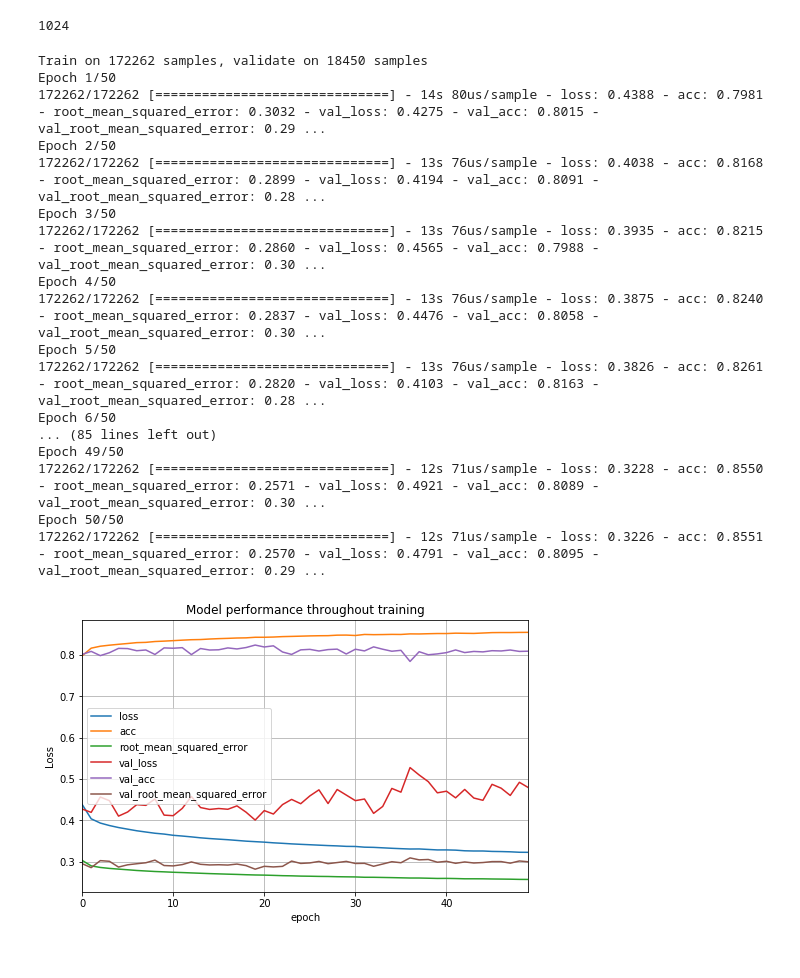
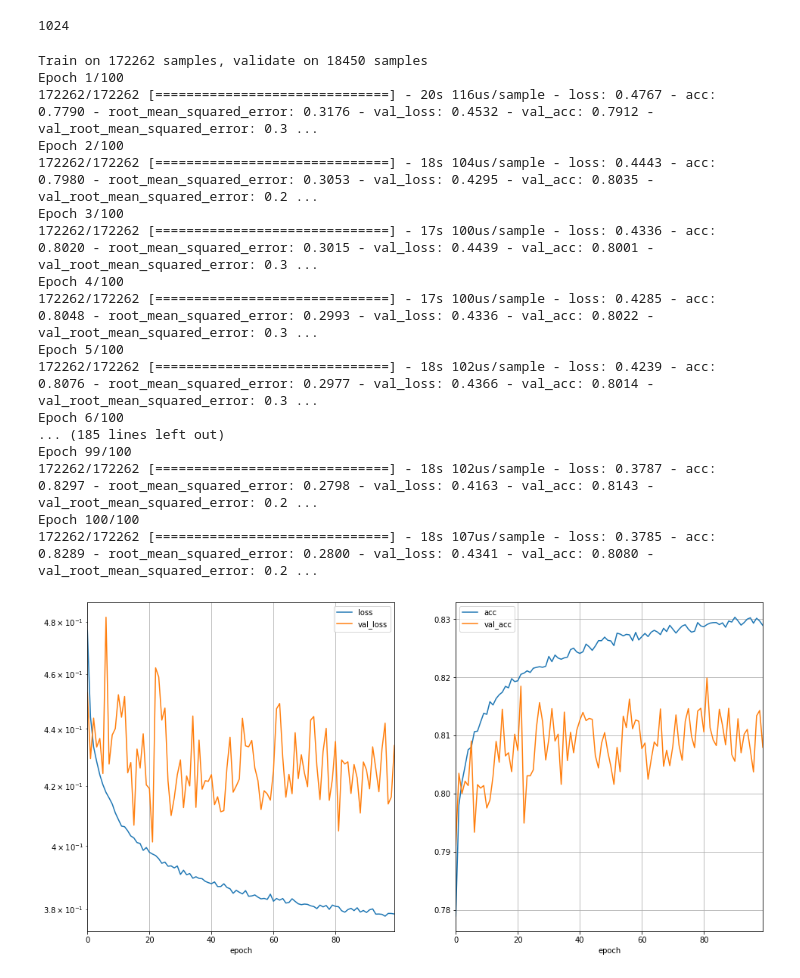
Before and after one commit to guitoo/Galaxy-Zoo, a Jupyter notebook: TransferLearning.ipynb, the cells around one changed output. Cells and saved outputs as stored; diff of their text form; code cells hidden in the pictures.

```diff
--- a/TransferLearning.ipynb
+++ b/TransferLearning.ipynb
@@ -191,10 +195,16 @@ def create_toplvl_model(input_shape):
     return Sequential([
         Input(shape=input_shape),
 
+        Dropout(0.1),
+        Dense(128),
+        Activation('relu'),
+        Dropout(0.1),
         Dense(64),
         Activation('relu'),
+        Dropout(0.1),
         Dense(32),
         Activation('relu'),
+        Dropout(0.1),
         Dense(3),
         Activation('softmax')
 ])
@@ -224,32 +234,43 @@ history = top_model.fit(x=features_train, y=y_train, epochs=EPOCHS, validation_d
                     verbose=1)
 # %% [output]
 Train on 172262 samples, validate on 18450 samples
-Epoch 1/50
-172262/172262 [==============================] - 14s 80us/sample - loss: 0.4388 - acc: 0.7981 - root_mean_squared_error: 0.3032 - val_loss: 0.4275 - val_acc: 0.8015 - val_root_mean_squared_error: 0.29 ...
-Epoch 2/50
-172262/172262 [==============================] - 13s 76us/sample - loss: 0.4038 - acc: 0.8168 - root_mean_squared_error: 0.2899 - val_loss: 0.4194 - val_acc: 0.8091 - val_root_mean_squared_error: 0.28 ...
-Epoch 3/50
-172262/172262 [==============================] - 13s 76us/sample - loss: 0.3935 - acc: 0.8215 - root_mean_squared_error: 0.2860 - val_loss: 0.4565 - val_acc: 0.7988 - val_root_mean_squared_error: 0.30 ...
-Epoch 4/50
-172262/172262 [==============================] - 13s 76us/sample - loss: 0.3875 - acc: 0.8240 - root_mean_squared_error: 0.2837 - val_loss: 0.4476 - val_acc: 0.8058 - val_root_mean_squared_error: 0.30 ...
-Epoch 5/50
-172262/172262 [==============================] - 13s 76us/sample - loss: 0.3826 - acc: 0.8261 - root_mean_squared_error: 0.2820 - val_loss: 0.4103 - val_acc: 0.8163 - val_root_mean_squared_error: 0.28 ...
-Epoch 6/50
-... (85 lines left out)
-Epoch 49/50
-172262/172262 [==============================] - 12s 71us/sample - loss: 0.3228 - acc: 0.8550 - root_mean_squared_error: 0.2571 - val_loss: 0.4921 - val_acc: 0.8089 - val_root_mean_squared_error: 0.30 ...
-Epoch 50/50
-172262/172262 [==============================] - 12s 71us/sample - loss: 0.3226 - acc: 0.8551 - root_mean_squared_error: 0.2570 - val_loss: 0.4791 - val_acc: 0.8095 - val_root_mean_squared_error: 0.29 ...
+Epoch 1/100
+172262/172262 [==============================] - 20s 116us/sample - loss: 0.4767 - acc: 0.7790 - root_mean_squared_error: 0.3176 - val_loss: 0.4532 - val_acc: 0.7912 - val_root_mean_squared_error: 0.3 ...
+Epoch 2/100
+172262/172262 [==============================] - 18s 104us/sample - loss: 0.4443 - acc: 0.7980 - root_mean_squared_error: 0.3053 - val_loss: 0.4295 - val_acc: 0.8035 - val_root_mean_squared_error: 0.2 ...
+Epoch 3/100
+172262/172262 [==============================] - 17s 100us/sample - loss: 0.4336 - acc: 0.8020 - root_mean_squared_error: 0.3015 - val_loss: 0.4439 - val_acc: 0.8001 - val_root_mean_squared_error: 0.3 ...
+Epoch 4/100
+172262/172262 [==============================] - 17s 100us/sample - loss: 0.4285 - acc: 0.8048 - root_mean_squared_error: 0.2993 - val_loss: 0.4336 - val_acc: 0.8022 - val_root_mean_squared_error: 0.3 ...
+Epoch 5/100
+172262/172262 [==============================] - 18s 102us/sample - loss: 0.4239 - acc: 0.8076 - root_mean_squared_error: 0.2977 - val_loss: 0.4366 - val_acc: 0.8014 - val_root_mean_squared_error: 0.3 ...
+Epoch 6/100
+... (185 lines left out)
+Epoch 99/100
+172262/172262 [==============================] - 18s 102us/sample - loss: 0.3787 - acc: 0.8297 - root_mean_squared_error: 0.2798 - val_loss: 0.4163 - val_acc: 0.8143 - val_root_mean_squared_error: 0.2 ...
+Epoch 100/100
+172262/172262 [==============================] - 18s 107us/sample - loss: 0.3785 - acc: 0.8289 - root_mean_squared_error: 0.2800 - val_loss: 0.4341 - val_acc: 0.8080 - val_root_mean_squared_error: 0.2 ...
-# %%
-DataFrame(history.history).plot(figsize=(8, 5))#, logy=True)
-plt.grid(True)
-#plt.gca().set_ylim(0, 1)
-plt.title('Model performance throughout training')
-plt.ylabel('Loss')
-plt.xlabel('epoch')
-plt.show()
-# %% [output]
-[figure, removed]
+# %%
+def plot_history(history, metrics=['loss'], val=False, shape=None, logy=False):
+    if not isinstance(logy, list):
+        logy = [logy] * len(metrics)
+    df = DataFrame(history.history)
+    if shape is None:
+        shape = (1,len(metrics))
+    for i, metric in enumerate(metrics):
+        cols = [metric]
+        if val:
+            cols.append('val_' + metric)
+        ax = plt.subplot(shape[0],shape[1],i+1)
+        df[cols].plot(ax=ax, logy=logy[i])
+        plt.grid(True)
+        plt.xlabel('epoch')
+    plt.show()
+# %%
+fig = plt.figure(figsize=(16, 8))
+plot_history(history, metrics=['loss','acc'], val=True, logy=[True,False])
+# %% [output]
+[figure, added]
 # %%
 y_pred = top_model.predict(features_valid)
 # %%
```
Also changed, not shown: parts of 6 cells of this notebook, 1 other file.
